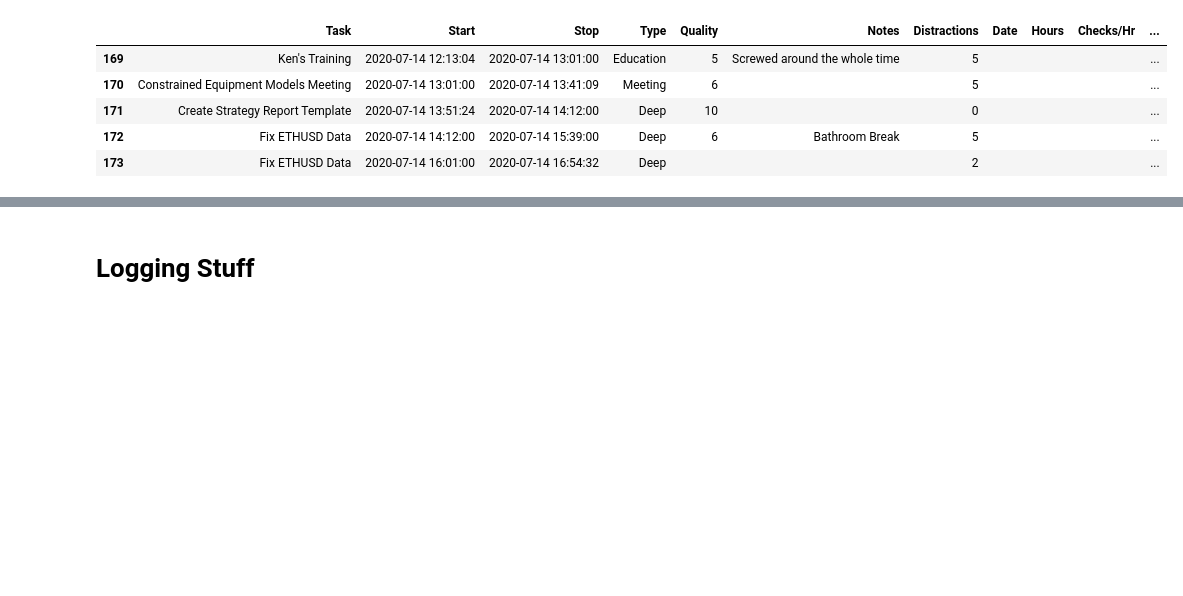
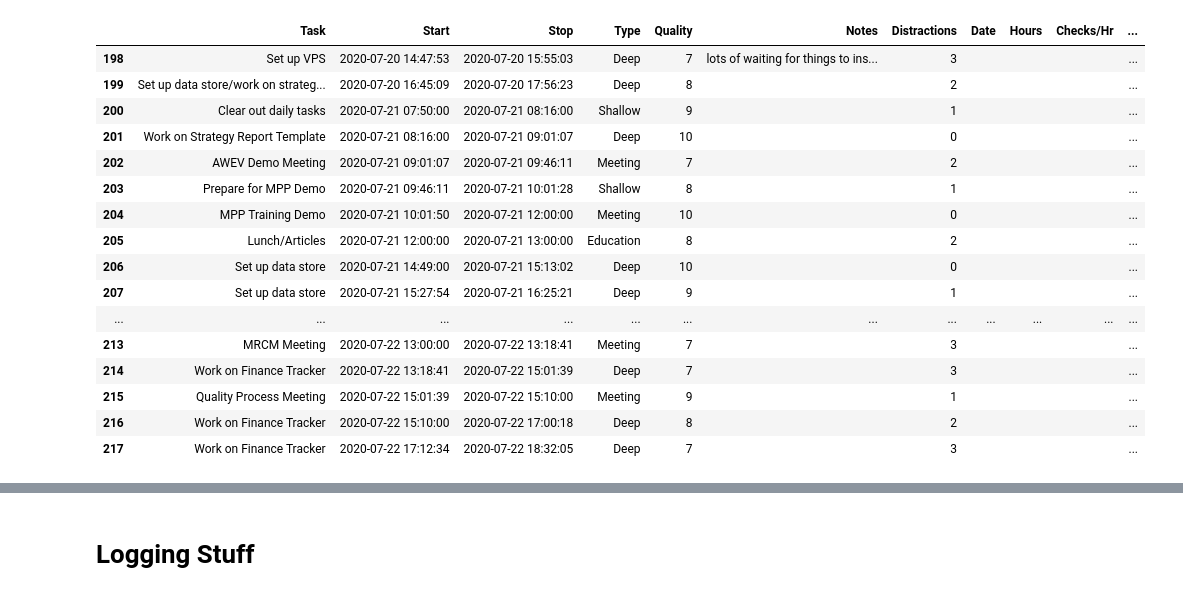
Before and after one commit to quantfiction/Modern-Renaissance, a Jupyter notebook: notebooks/gspread_demo.ipynb, the cells around one changed output, grey strips where cells are left out. Saved outputs shown, nothing was run; the diff lists cells and outputs as text; code cells hidden in the pictures; blank space fills up the shorter version.

```diff
--- a/notebooks/gspread_demo.ipynb
+++ b/notebooks/gspread_demo.ipynb
@@ -27,14 +27,25 @@ df_focus = (
     .dropna(axis=0, subset=['Type'])
 )
 # %%
-df_focus.tail()
+df_focus.tail(20)
 # %% [output]
 |  | Task | Start | Stop | Type | Quality | Notes | Distractions | Date | Hours | Checks/Hr | ... |
-| 169 | Ken's Training | 2020-07-14 12:13:04 | 2020-07-14 13:01:00 | Education | 5 | Screwed around the whole time | 5 |  |  |  | ... |
-| 170 | Constrained Equipment Models Meeting | 2020-07-14 13:01:00 | 2020-07-14 13:41:09 | Meeting | 6 |  | 5 |  |  |  | ... |
-| 171 | Create Strategy Report Template | 2020-07-14 13:51:24 | 2020-07-14 14:12:00 | Deep | 10 |  | 0 |  |  |  | ... |
-| 172 | Fix ETHUSD Data | 2020-07-14 14:12:00 | 2020-07-14 15:39:00 | Deep | 6 | Bathroom Break | 5 |  |  |  | ... |
-| 173 | Fix ETHUSD Data | 2020-07-14 16:01:00 | 2020-07-14 16:54:32 | Deep |  |  | 2 |  |  |  | ... |
+| 198 | Set up VPS | 2020-07-20 14:47:53 | 2020-07-20 15:55:03 | Deep | 7 | lots of waiting for things to ins... | 3 |  |  |  | ... |
+| 199 | Set up data store/work on strateg... | 2020-07-20 16:45:09 | 2020-07-20 17:56:23 | Deep | 8 |  | 2 |  |  |  | ... |
+| 200 | Clear out daily tasks | 2020-07-21 07:50:00 | 2020-07-21 08:16:00 | Shallow | 9 |  | 1 |  |  |  | ... |
+| 201 | Work on Strategy Report Template | 2020-07-21 08:16:00 | 2020-07-21 09:01:07 | Deep | 10 |  | 0 |  |  |  | ... |
+| 202 | AWEV Demo Meeting | 2020-07-21 09:01:07 | 2020-07-21 09:46:11 | Meeting | 7 |  | 2 |  |  |  | ... |
+| 203 | Prepare for MPP Demo | 2020-07-21 09:46:11 | 2020-07-21 10:01:28 | Shallow | 8 |  | 1 |  |  |  | ... |
+| 204 | MPP Training Demo | 2020-07-21 10:01:50 | 2020-07-21 12:00:00 | Meeting | 10 |  | 0 |  |  |  | ... |
+| 205 | Lunch/Articles | 2020-07-21 12:00:00 | 2020-07-21 13:00:00 | Education | 8 |  | 2 |  |  |  | ... |
+| 206 | Set up data store | 2020-07-21 14:49:00 | 2020-07-21 15:13:02 | Deep | 10 |  | 0 |  |  |  | ... |
+| 207 | Set up data store | 2020-07-21 15:27:54 | 2020-07-21 16:25:21 | Deep | 9 |  | 1 |  |  |  | ... |
+| ... | ... | ... | ... | ... | ... | ... | ... | ... | ... | ... | ... |
+| 213 | MRCM Meeting | 2020-07-22 13:00:00 | 2020-07-22 13:18:41 | Meeting | 7 |  | 3 |  |  |  | ... |
+| 214 | Work on Finance Tracker | 2020-07-22 13:18:41 | 2020-07-22 15:01:39 | Deep | 7 |  | 3 |  |  |  | ... |
+| 215 | Quality Process Meeting | 2020-07-22 15:01:39 | 2020-07-22 15:10:00 | Meeting | 9 |  | 1 |  |  |  | ... |
+| 216 | Work on Finance Tracker | 2020-07-22 15:10:00 | 2020-07-22 17:00:18 | Deep | 8 |  | 2 |  |  |  | ... |
+| 217 | Work on Finance Tracker | 2020-07-22 17:12:34 | 2020-07-22 18:32:05 | Deep | 7 |  | 3 |  |  |  | ... |
 # %%
 import matplotlib.pyplot as plt
 
```
Also changed, not shown: parts of 4 cells of this notebook, 9 other files.
